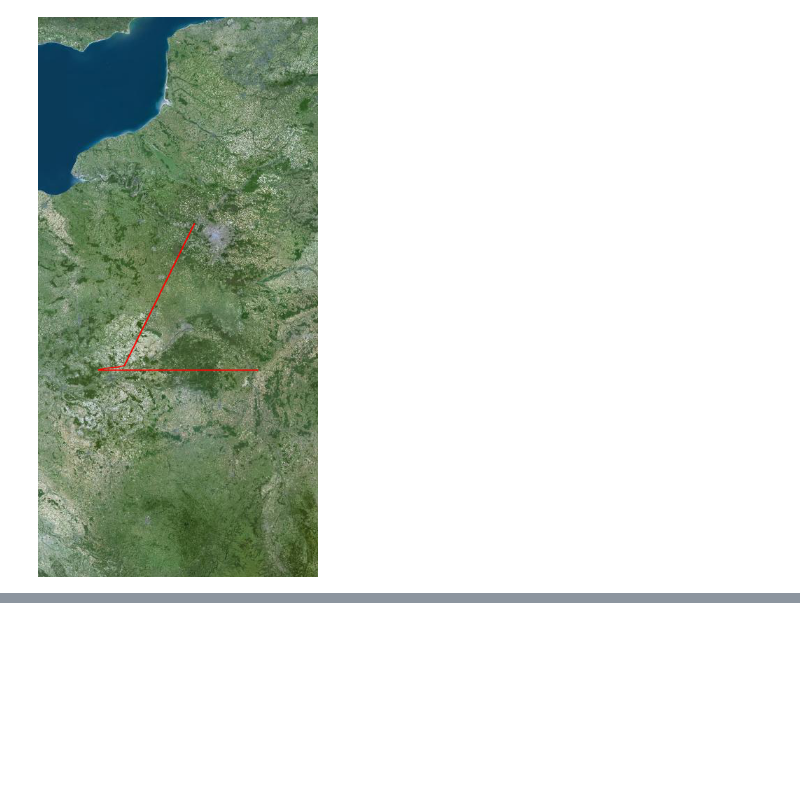
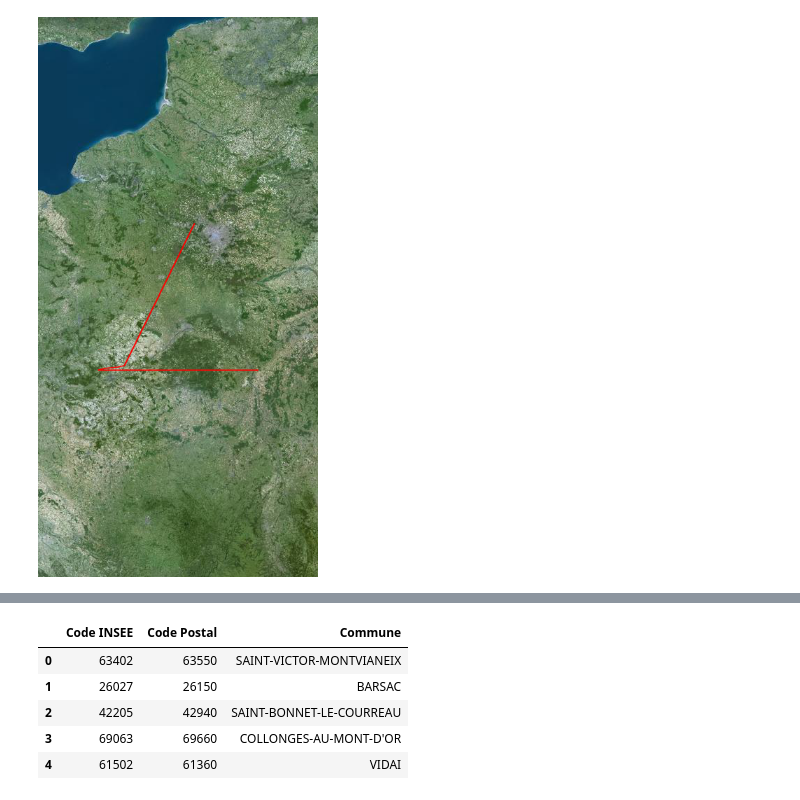
Before and after one commit to JasonDrt/ProjetEnedis2020, a Jupyter notebook: semic/Jason.ipynb, the cells around one changed output, grey strips where cells are left out. Saved outputs shown, nothing was run; the diff lists cells and outputs as text; code cells hidden in the pictures; blank space fills up the shorter version.

```diff
--- a/semic/Jason.ipynb
+++ b/semic/Jason.ipynb
@@ -706,0 +704,10 @@ m.render()
+# %%
+df = pd.read_csv('code_insee.csv', sep = ',')
+df.head()
+# %% [output]
+|  | Code INSEE | Code Postal | Commune |
+| 0 | 63402 | 63550 | SAINT-VICTOR-MONTVIANEIX |
+| 1 | 26027 | 26150 | BARSAC |
+| 2 | 42205 | 42940 | SAINT-BONNET-LE-COURREAU |
+| 3 | 69063 | 69660 | COLLONGES-AU-MONT-D'OR |
+| 4 | 61502 | 61360 | VIDAI |
```
Also changed, not shown: parts of 4 cells of this notebook, 2 other files.
